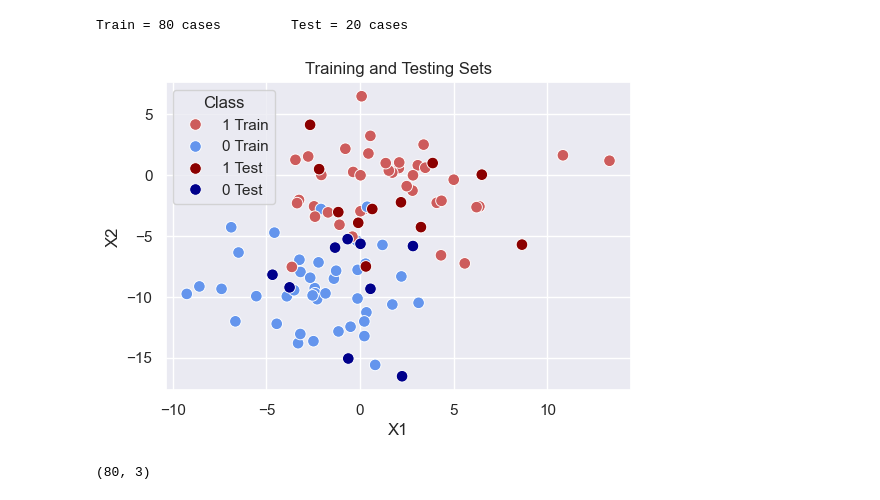
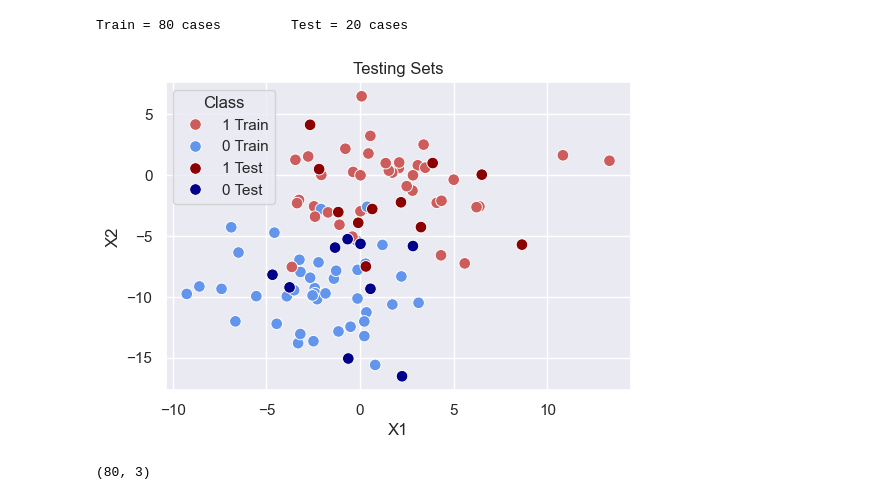
Before and after one commit to Goliath-Research/Machine-Learning, a Jupyter notebook: Classification/1-LogReg.ipynb, the cells around one changed output. Drawn from its saved outputs; the diff is of its cells as text; code cells hidden in the pictures.

```diff
--- a/Classification/1-LogReg.ipynb
+++ b/Classification/1-LogReg.ipynb
@@ -89,13 +97,23 @@ print('Train = %i cases \t Test = %i cases' %(len(X_train), len(X_test)))
 # %% [output]
 Train = 80 cases         Test = 20 cases
 # %%
-# Graphing the training and test sets
-sns.scatterplot(x=X_train.X1, y=X_train.X2, s=70, hue=y_train.replace({0:'0 Train', 1:'1 Train'}),
-                palette=['indianred', 'cornflowerblue'])
-sns.scatterplot(x=X_test.X1,  y=X_test.X2,  s=70, hue=y_test.replace({0:'0 Test', 1:'1 Test'}),
-                palette=['darkred', 'darkblue']).set_title("Training and Testing Sets");
+# Plotting the training and test sets
+sns.scatterplot(
+    x=X_train.X1,
+    y=X_train.X2,
+    s=70,
+    hue=y_train.replace({0: '0 Train', 1:'1 Train'}),
+    palette=['indianred', 'cornflowerblue']
+).set_title("Training Sets");
+sns.scatterplot(
+    x=X_test.X1,
+    y=X_test.X2,
+    s=70,
+    hue=y_test.replace({0:'0 Test', 1:'1 Test'}),
+    palette=['darkred', 'darkblue']
+).set_title("Testing Sets");
 # %% [output]
-[figure, old version]
+[figure, new version]
 # %%
 # Saving training data
 data_train = pd.concat([X_train, y_train], axis=1)
```
Also changed, not shown: parts of 29 cells of this notebook.
